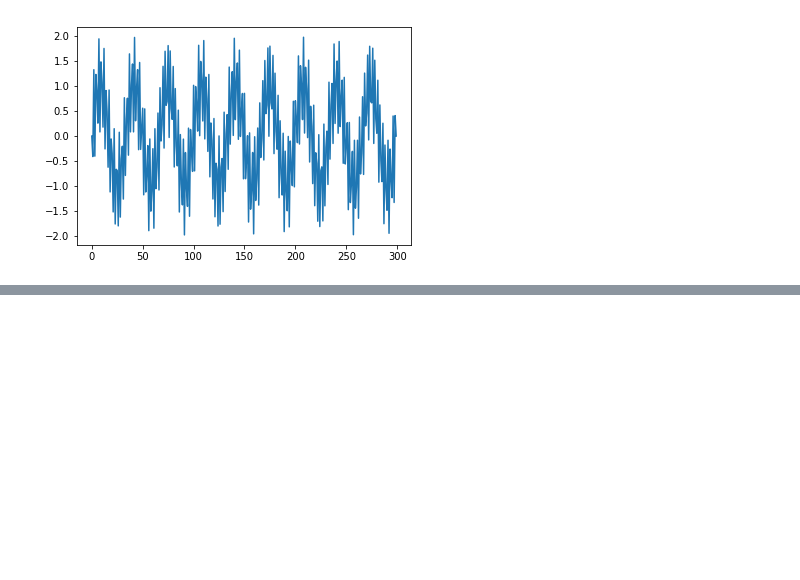
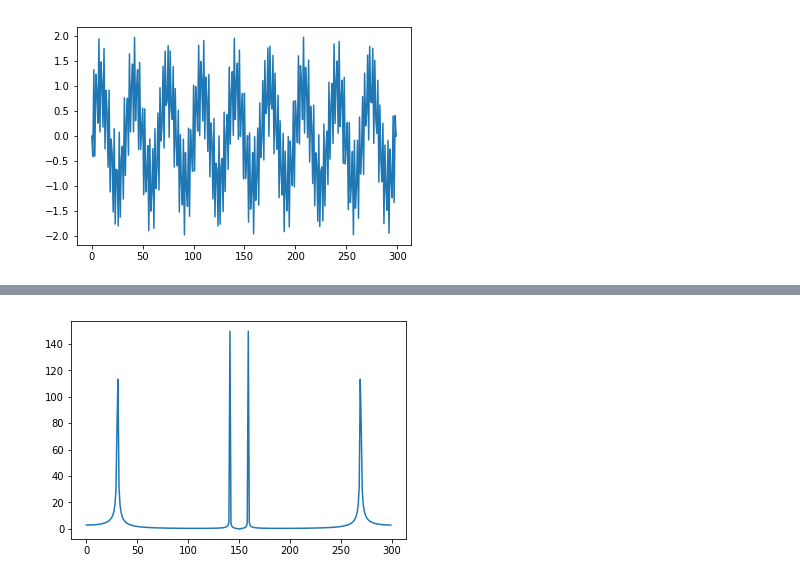
Before and after one commit to serhii-soboliev/dspbase, a Jupyter notebook: demo/filters/windowed_sinc/blackman_windowed_filter_using_example.ipynb, the cells around one changed output, grey strips where cells are left out. Cells and saved outputs as stored; diff of their text form; code cells hidden in the pictures; blank space fills up the shorter version.

```diff
--- a/demo/filters/windowed_sinc/blackman_windowed_filter_using_example.ipynb
+++ b/demo/filters/windowed_sinc/blackman_windowed_filter_using_example.ipynb
@@ -50,3 +50,9 @@ plt.show()
+# %%
+X = np.fft.fftshift(np.fft.fft(s))
+plt.plot(abs(X))
+plt.show()
+# %% [output]
+[figure, added]
 # %%
 filtered_s = np.convolve(s, h)
 plt.plot(filtered_s)
```
Also changed, not shown: parts of 4 cells of this notebook.
